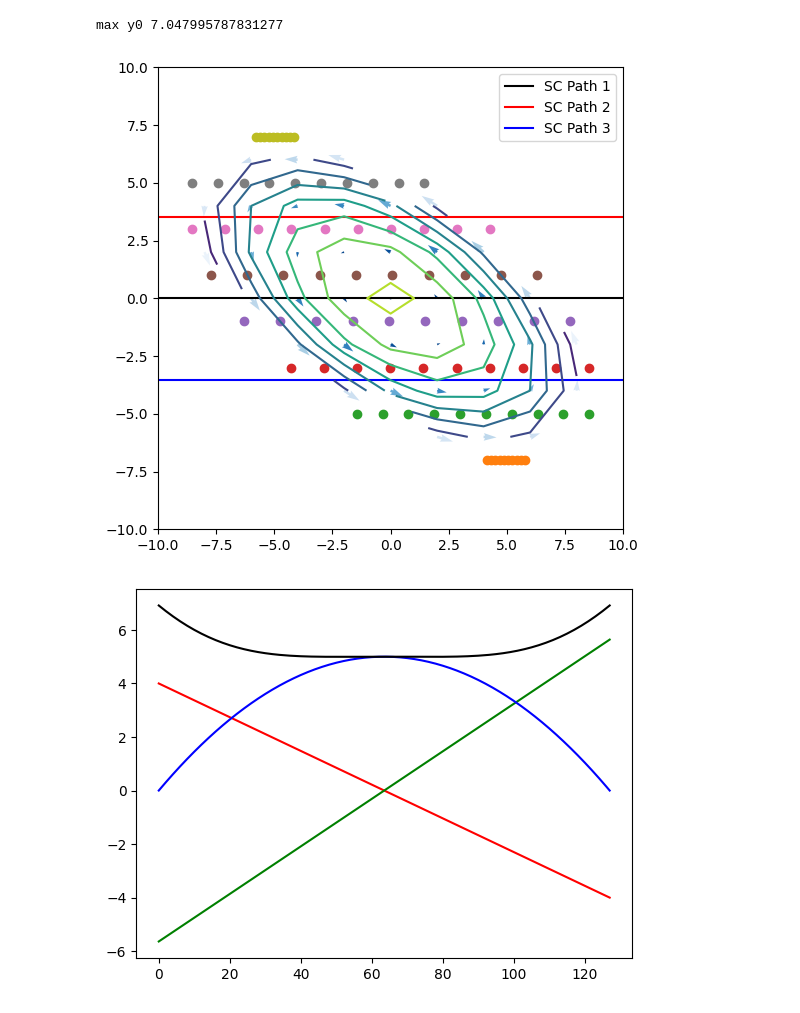
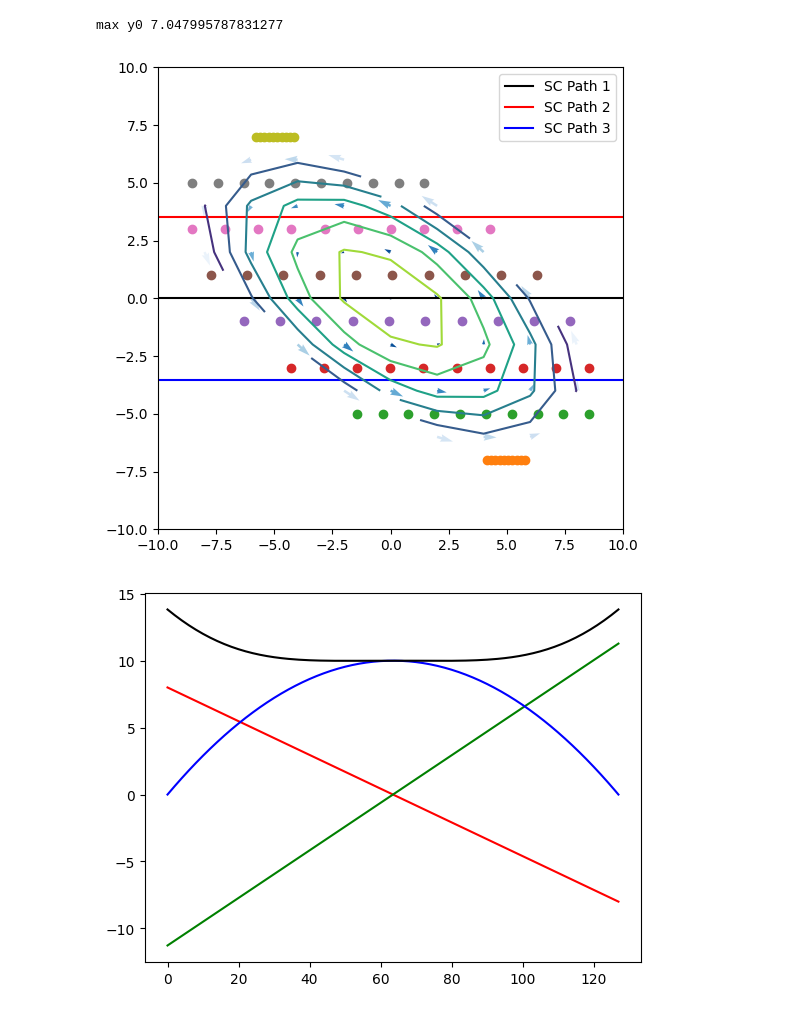
Before and after one commit to hafarooki/pymfr, a Jupyter notebook: demo/elliptical_cylindrical_model.ipynb, the cells around one changed output. Saved outputs shown, nothing was run; the diff lists cells and outputs as text; code cells hidden in the pictures.

```diff
--- a/demo/elliptical_cylindrical_model.ipynb
+++ b/demo/elliptical_cylindrical_model.ipynb
@@ -47,7 +47,7 @@ def elliptical_cylindrical(x, y, B0, R, C10, roll, delta, tau):
 
 plt.figure(figsize=(6, 6))
 radius = 10
-B0 = 5
+B0 = 10
 C10 = 1
 roll = np.deg2rad(55)
 delta = 0.5
@@ -94,32 +94,32 @@ plt.axhline(max_y0 * .5, color="red", label="SC Path 2")
 plt.axhline(-max_y0 * .5, color="blue", label="SC Path 3")
 
 y0s = np.linspace(-.9 * radius, .9 * radius, 10)
 for y0 in y0s:
     plt.scatter(spacecraft_path(y0, 10)[0], np.ones(10) * y0)
 
 
 plt.xlim(-radius, radius)
 plt.ylim(-radius, radius)
 plt.legend()
 
 Bx = Bx_flat.reshape(xx.shape)
 By = By_flat.reshape(xx.shape)
 Bz = Bz_flat.reshape(xx.shape)
 plt.contour(xx, yy, np.where(Bz < 0, np.nan, Bz).reshape(xx.shape))
 plt.show()
 
 for impact_parameter in [0, max_y0 * .5 / radius, -max_y0 * .5 / radius]:
     x, y = spacecraft_path(impact_parameter * radius, 128)
     Bx, By, Bz = elliptical_cylindrical(x, y, B0=B0, R=radius, C10=C10, roll=roll, delta=delta, tau=tau)
 
     plt.plot(Bx, color="red")
     plt.plot(By, color="green")
     plt.plot(Bz, color="blue")
     plt.plot(np.sqrt(Bx**2+By**2+Bz**2), color="black")
     plt.show()
     plt.plot(scipy.integrate.cumulative_trapezoid(-By, initial=0))
     plt.show()
 # %% [output]
 max y0 7.047995787831277
-[figure, old version]
+[figure, new version]
-[figure, old version]
+[figure, new version]
```
Also changed, not shown: parts of 1 cell of this notebook, 4 other files.
